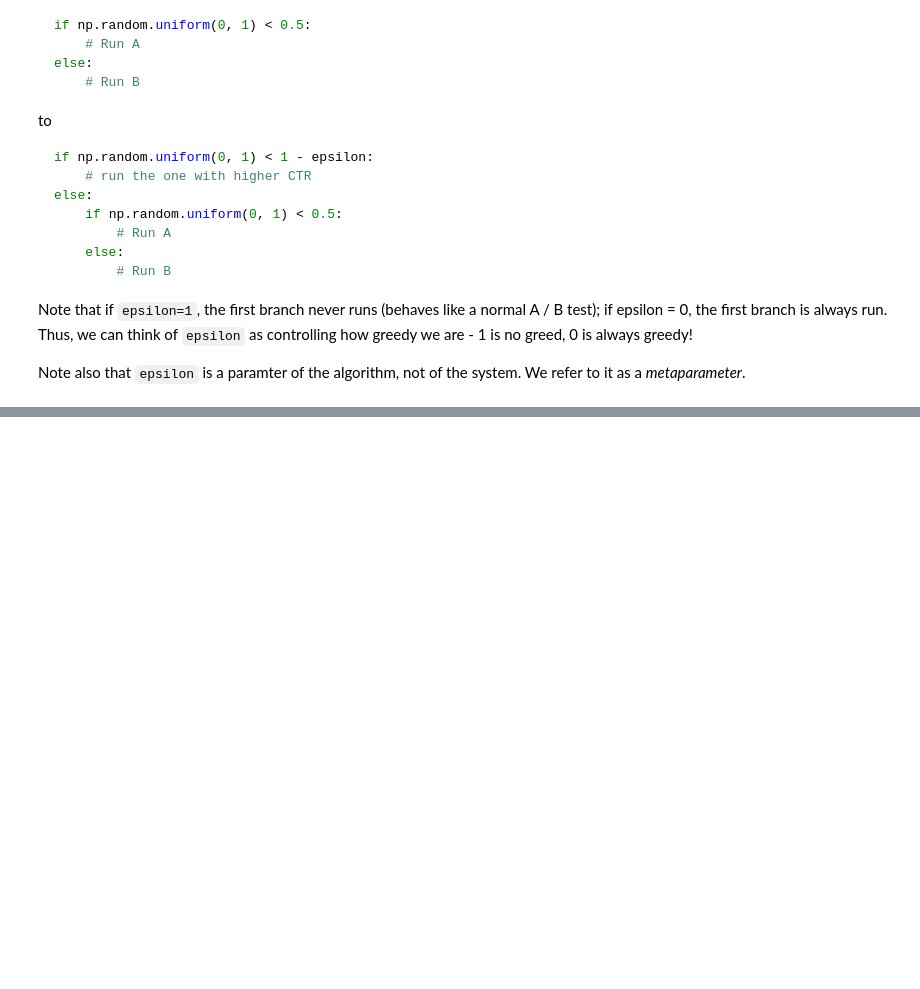
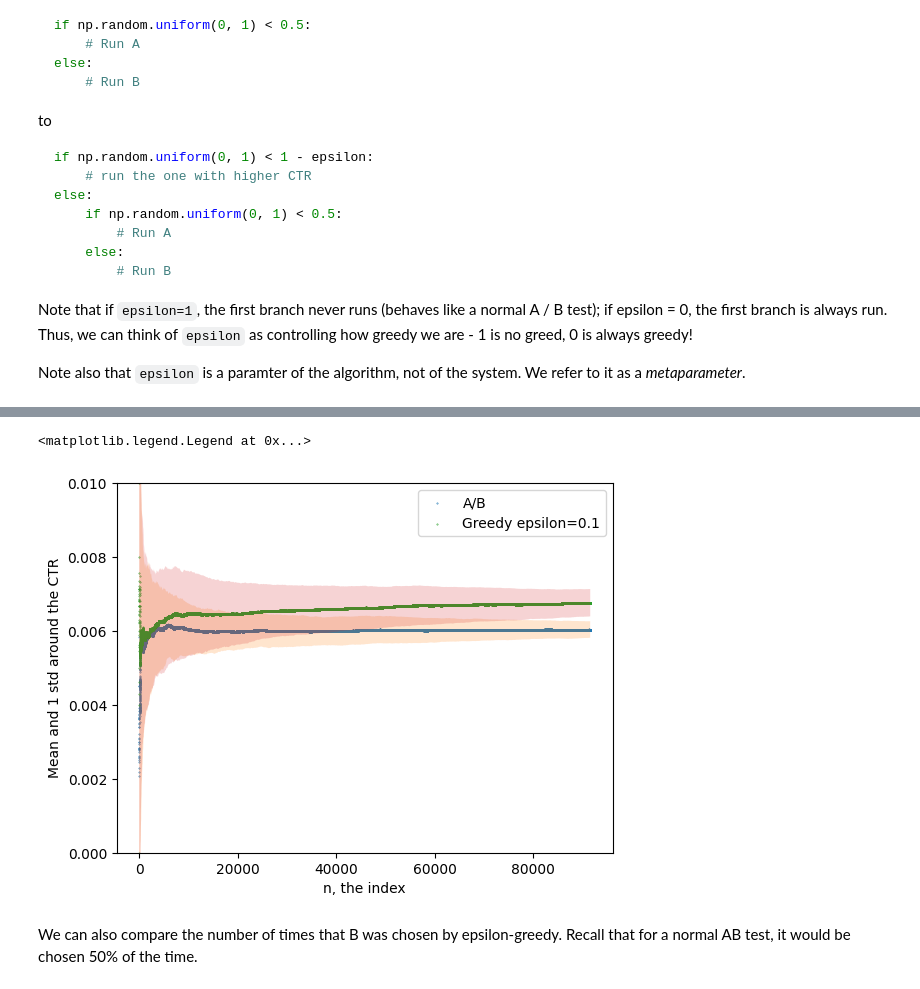
Before and after one commit to EricRobertCampbell/experimentation-for-engineers-notes, a Jupyter notebook: chapter03-multiArmedBandits.ipynb, the cells around one changed output, grey strips where cells are left out. Saved outputs shown, nothing was run; the diff lists cells and outputs as text; code cells hidden in the pictures; blank space fills up the shorter version.

```diff
--- a/chapter03-multiArmedBandits.ipynb
+++ b/chapter03-multiArmedBandits.ipynb
@@ -284,0 +347,18 @@ def epsilon_greedy(num_ind, epsilon):
+# %%
+fig, ax = plt.subplots()
+
+ax.scatter(range(len(ab_means)), ab_means, marker='.', s=0.5, label="A/B")
+ax.fill_between(range(len(ab_means)), ab_lower_1_std, ab_upper_1_std, alpha=0.2)
+
+ax.scatter(range(len(epsilon_means)), epsilon_means, marker='.', s=0.5, label=f"Greedy {epsilon=}")
+ax.fill_between(range(len(epsilon_means)), epsilon_lower_1_std, epsilon_upper_1_std, alpha=0.2)
+
+ax.set_ylim(0, 0.01)
+ax.set_xlabel("n, the index")
+ax.set_ylabel("Mean and 1 std around the CTR")
+ax.legend()
+# %% [output]
+<matplotlib.legend.Legend at 0x...>
+[figure, added]
+# %% [markdown]
+We can also compare the number of times that B was chosen by epsilon-greedy. Recall that for a normal AB test, it would be chosen 50% of the time.
```
Also changed, not shown: parts of 16 cells of this notebook.
